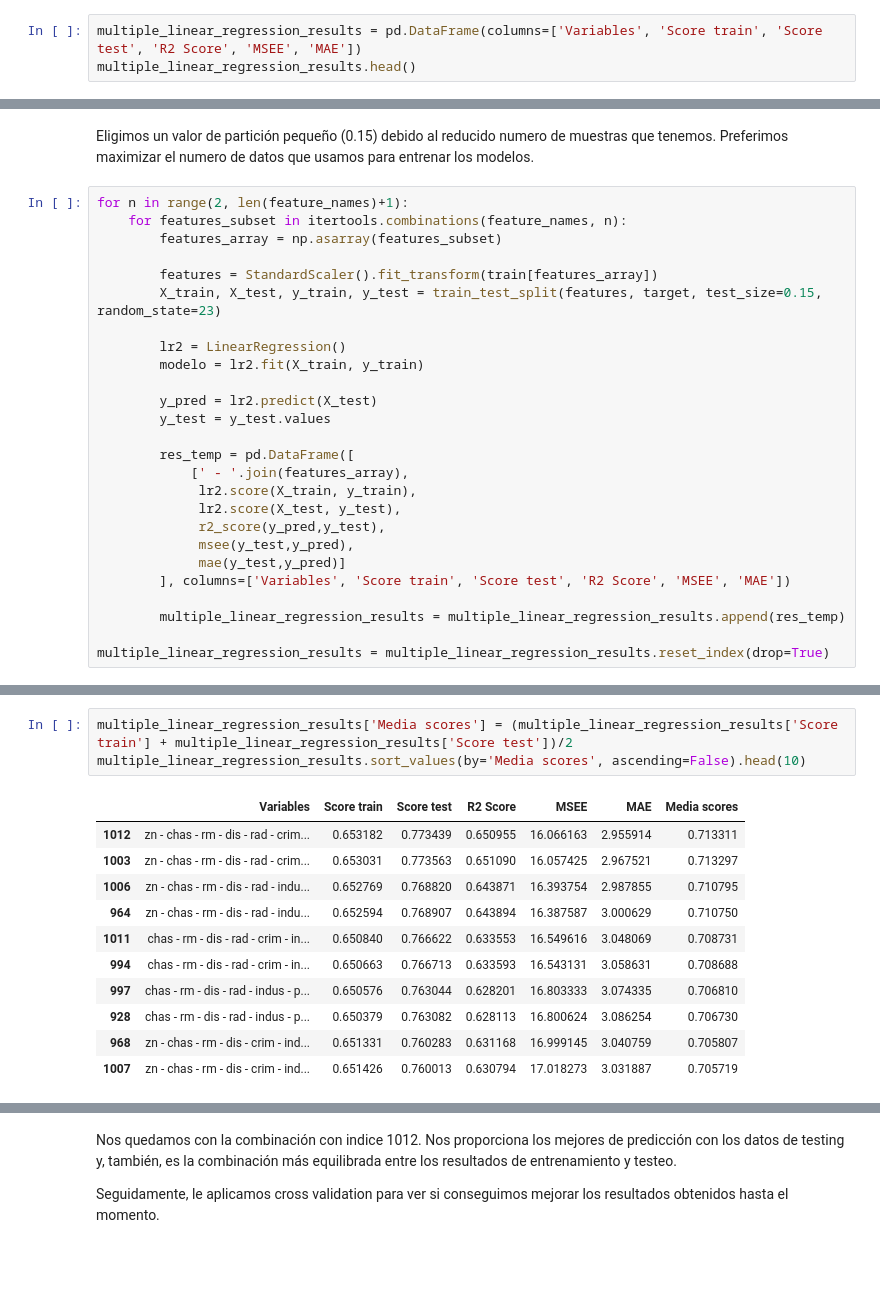
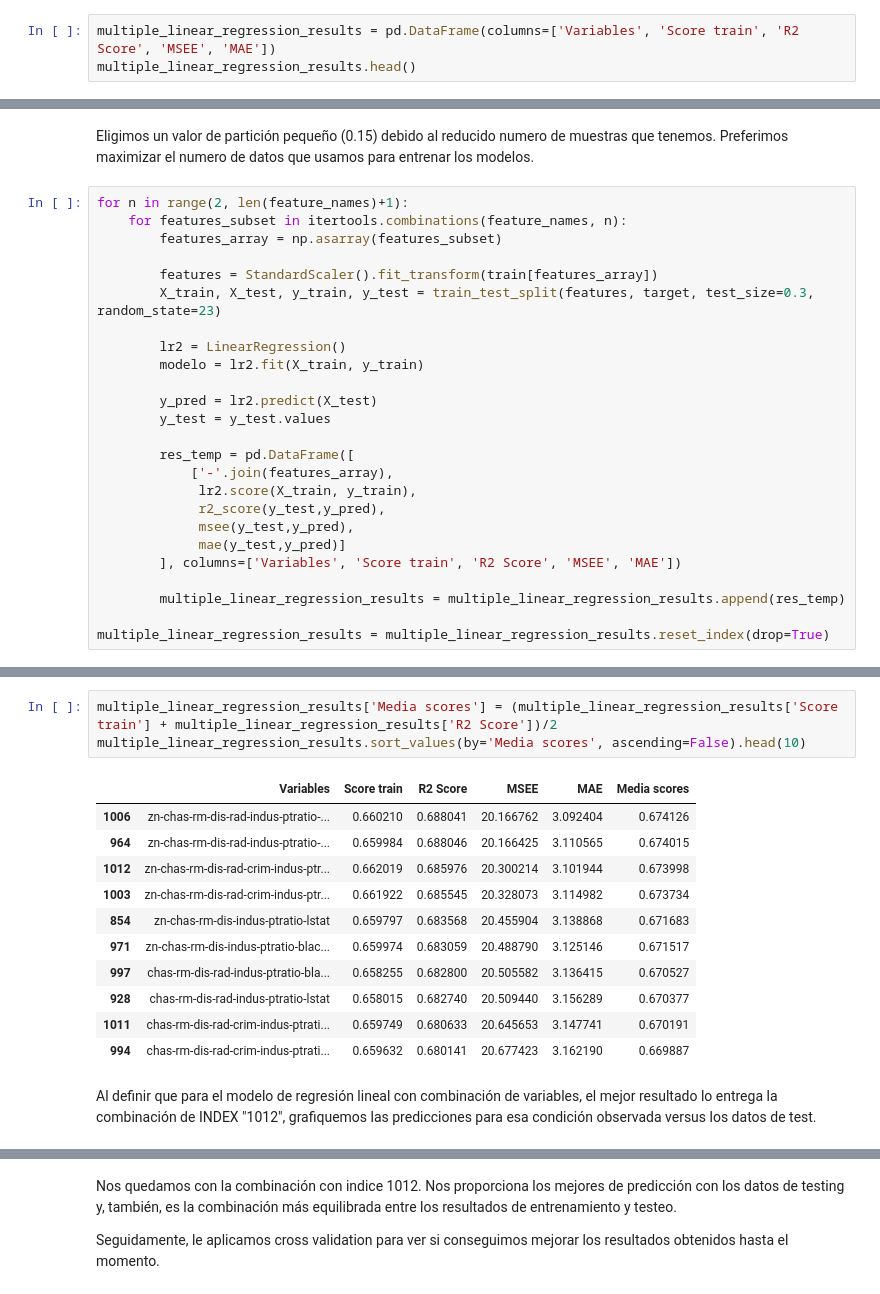
Before and after one commit to Maartin73/Data-Science-Advanced-Analytics, a Jupyter notebook: MartinR_CarranzaJ_Ejercicio_4.4.ipynb, the cells around one changed output, grey strips where cells are left out. Drawn from its saved outputs; the diff is of its cells as text; blank space fills up the shorter version.

```diff
--- a/MartinR_CarranzaJ_Ejercicio_4.4.ipynb
+++ b/MartinR_CarranzaJ_Ejercicio_4.4.ipynb
@@ -578,6 +571,6 @@ Index(['zn', 'chas', 'rm', 'dis', 'rad', 'crim', 'indus', 'ptratio', 'black',
        'lstat'],
       dtype='object')
 # %%
-multiple_linear_regression_results = pd.DataFrame(columns=['Variables', 'Score train', 'Score test', 'R2 Score', 'MSEE', 'MAE'])
+multiple_linear_regression_results = pd.DataFrame(columns=['Variables', 'Score train', 'R2 Score', 'MSEE', 'MAE'])
 multiple_linear_regression_results.head()
 # %% [output]
@@ -590,7 +583,7 @@ for n in range(2, len(feature_names)+1):
         features_array = np.asarray(features_subset)
 
         features = StandardScaler().fit_transform(train[features_array])
-        X_train, X_test, y_train, y_test = train_test_split(features, target, test_size=0.15, random_state=23)
+        X_train, X_test, y_train, y_test = train_test_split(features, target, test_size=0.3, random_state=23)
 
         lr2 = LinearRegression()
         modelo = lr2.fit(X_train, y_train)
@@ -599,13 +592,12 @@ for n in range(2, len(feature_names)+1):
         y_test = y_test.values
 
         res_temp = pd.DataFrame([
-            [' - '.join(features_array),
+            ['-'.join(features_array),
              lr2.score(X_train, y_train),
-             lr2.score(X_test, y_test),
-             r2_score(y_pred,y_test),
+             r2_score(y_test,y_pred),
              msee(y_test,y_pred),
              mae(y_test,y_pred)]
-        ], columns=['Variables', 'Score train', 'Score test', 'R2 Score', 'MSEE', 'MAE'])
+        ], columns=['Variables', 'Score train', 'R2 Score', 'MSEE', 'MAE'])
 
         multiple_linear_regression_results = multiple_linear_regression_results.append(res_temp)
 
@@ -643,15 +620,17 @@ multiple_linear_regression_results.sort_values(by='Score test', ascending=False)
 # %%
-multiple_linear_regression_results['Media scores'] = (multiple_linear_regression_results['Score train'] + multiple_linear_regression_results['Score test'])/2
+multiple_linear_regression_results['Media scores'] = (multiple_linear_regression_results['Score train'] + multiple_linear_regression_results['R2 Score'])/2
 multiple_linear_regression_results.sort_values(by='Media scores', ascending=False).head(10)
 # %% [output]
-|  | Variables | Score train | Score test | R2 Score | MSEE | MAE | Media scores |
-| 1012 | zn - chas - rm - dis - rad - crim... | 0.653182 | 0.773439 | 0.650955 | 16.066163 | 2.955914 | 0.713311 |
-| 1003 | zn - chas - rm - dis - rad - crim... | 0.653031 | 0.773563 | 0.651090 | 16.057425 | 2.967521 | 0.713297 |
-| 1006 | zn - chas - rm - dis - rad - indu... | 0.652769 | 0.768820 | 0.643871 | 16.393754 | 2.987855 | 0.710795 |
-| 964 | zn - chas - rm - dis - rad - indu... | 0.652594 | 0.768907 | 0.643894 | 16.387587 | 3.000629 | 0.710750 |
-| 1011 | chas - rm - dis - rad - crim - in... | 0.650840 | 0.766622 | 0.633553 | 16.549616 | 3.048069 | 0.708731 |
-| 994 | chas - rm - dis - rad - crim - in... | 0.650663 | 0.766713 | 0.633593 | 16.543131 | 3.058631 | 0.708688 |
-| 997 | chas - rm - dis - rad - indus - p... | 0.650576 | 0.763044 | 0.628201 | 16.803333 | 3.074335 | 0.706810 |
-| 928 | chas - rm - dis - rad - indus - p... | 0.650379 | 0.763082 | 0.628113 | 16.800624 | 3.086254 | 0.706730 |
-| 968 | zn - chas - rm - dis - crim - ind... | 0.651331 | 0.760283 | 0.631168 | 16.999145 | 3.040759 | 0.705807 |
-| 1007 | zn - chas - rm - dis - crim - ind... | 0.651426 | 0.760013 | 0.630794 | 17.018273 | 3.031887 | 0.705719 |
+|  | Variables | Score train | R2 Score | MSEE | MAE | Media scores |
+| 1006 | zn-chas-rm-dis-rad-indus-ptratio-... | 0.660210 | 0.688041 | 20.166762 | 3.092404 | 0.674126 |
+| 964 | zn-chas-rm-dis-rad-indus-ptratio-... | 0.659984 | 0.688046 | 20.166425 | 3.110565 | 0.674015 |
+| 1012 | zn-chas-rm-dis-rad-crim-indus-ptr... | 0.662019 | 0.685976 | 20.300214 | 3.101944 | 0.673998 |
+| 1003 | zn-chas-rm-dis-rad-crim-indus-ptr... | 0.661922 | 0.685545 | 20.328073 | 3.114982 | 0.673734 |
+| 854 | zn-chas-rm-dis-indus-ptratio-lstat | 0.659797 | 0.683568 | 20.455904 | 3.138868 | 0.671683 |
+| 971 | zn-chas-rm-dis-indus-ptratio-blac... | 0.659974 | 0.683059 | 20.488790 | 3.125146 | 0.671517 |
+| 997 | chas-rm-dis-rad-indus-ptratio-bla... | 0.658255 | 0.682800 | 20.505582 | 3.136415 | 0.670527 |
+| 928 | chas-rm-dis-rad-indus-ptratio-lstat | 0.658015 | 0.682740 | 20.509440 | 3.156289 | 0.670377 |
+| 1011 | chas-rm-dis-rad-crim-indus-ptrati... | 0.659749 | 0.680633 | 20.645653 | 3.147741 | 0.670191 |
+| 994 | chas-rm-dis-rad-crim-indus-ptrati... | 0.659632 | 0.680141 | 20.677423 | 3.162190 | 0.669887 |
+# %% [markdown]
+Al definir que para el modelo de regresión lineal con combinación de variables, el mejor resultado lo entrega la combinación de INDEX "1012", grafiquemos las predicciones para esa condición observada versus los datos de test.
```
Also changed, not shown: parts of 32 cells of this notebook.
